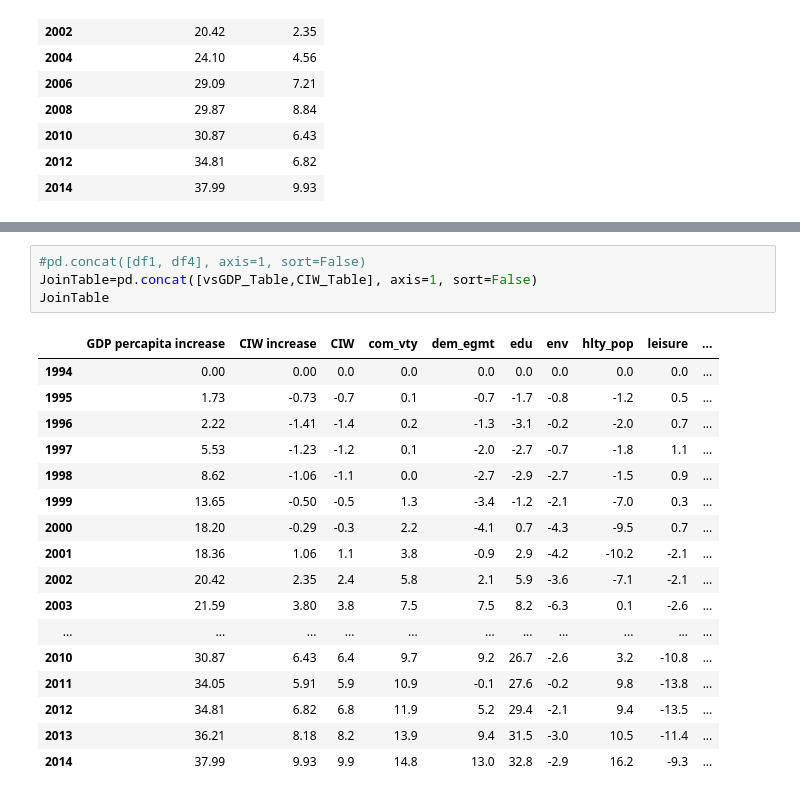
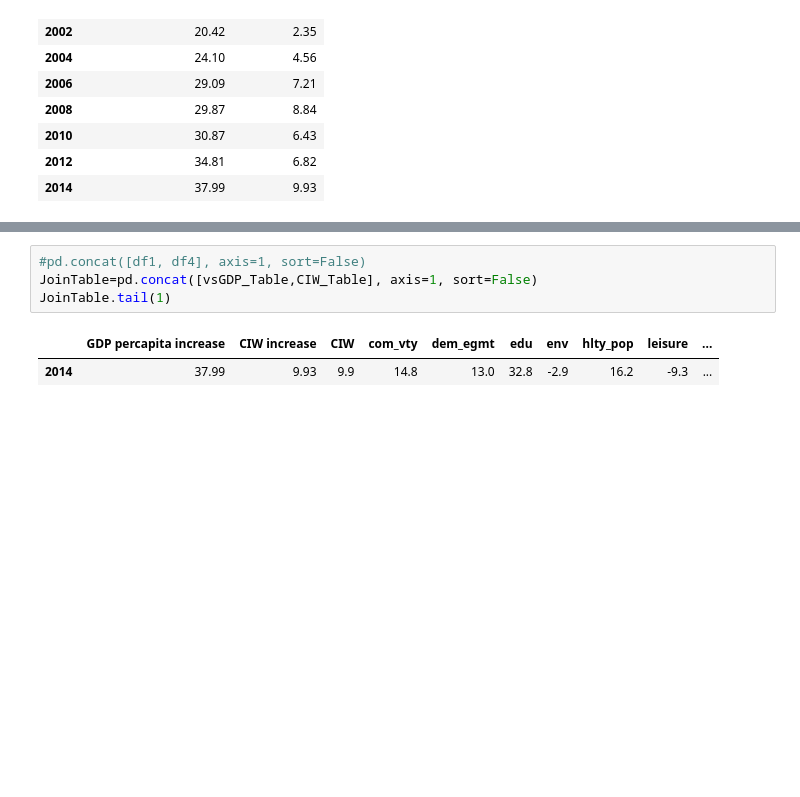
Before and after one commit to SShojaie/happiness_squad_ETL, a Jupyter notebook: vivi/Cnd_Idx_Wellbeing_Scrape.ipynb, the cells around one changed output, grey strips where cells are left out. Drawn from its saved outputs; the diff is of its cells as text; blank space fills up the shorter version.

Commit message:
Features table (modeified)

```diff
--- a/vivi/Cnd_Idx_Wellbeing_Scrape.ipynb
+++ b/vivi/Cnd_Idx_Wellbeing_Scrape.ipynb
@@ -141,22 +113,7 @@ CIW_Table
 # %%
 #pd.concat([df1, df4], axis=1, sort=False)
 JoinTable=pd.concat([vsGDP_Table,CIW_Table], axis=1, sort=False)
-JoinTable
+JoinTable.tail(1)
 # %% [output]
 |  | GDP percapita increase | CIW increase | CIW | com_vty | dem_egmt | edu | env | hlty_pop | leisure | ... |
-| 1994 | 0.00 | 0.00 | 0.0 | 0.0 | 0.0 | 0.0 | 0.0 | 0.0 | 0.0 | ... |
-| 1995 | 1.73 | -0.73 | -0.7 | 0.1 | -0.7 | -1.7 | -0.8 | -1.2 | 0.5 | ... |
-| 1996 | 2.22 | -1.41 | -1.4 | 0.2 | -1.3 | -3.1 | -0.2 | -2.0 | 0.7 | ... |
-| 1997 | 5.53 | -1.23 | -1.2 | 0.1 | -2.0 | -2.7 | -0.7 | -1.8 | 1.1 | ... |
-| 1998 | 8.62 | -1.06 | -1.1 | 0.0 | -2.7 | -2.9 | -2.7 | -1.5 | 0.9 | ... |
-| 1999 | 13.65 | -0.50 | -0.5 | 1.3 | -3.4 | -1.2 | -2.1 | -7.0 | 0.3 | ... |
-| 2000 | 18.20 | -0.29 | -0.3 | 2.2 | -4.1 | 0.7 | -4.3 | -9.5 | 0.7 | ... |
-| 2001 | 18.36 | 1.06 | 1.1 | 3.8 | -0.9 | 2.9 | -4.2 | -10.2 | -2.1 | ... |
-| 2002 | 20.42 | 2.35 | 2.4 | 5.8 | 2.1 | 5.9 | -3.6 | -7.1 | -2.1 | ... |
-| 2003 | 21.59 | 3.80 | 3.8 | 7.5 | 7.5 | 8.2 | -6.3 | 0.1 | -2.6 | ... |
-| ... | ... | ... | ... | ... | ... | ... | ... | ... | ... | ... |
-| 2010 | 30.87 | 6.43 | 6.4 | 9.7 | 9.2 | 26.7 | -2.6 | 3.2 | -10.8 | ... |
-| 2011 | 34.05 | 5.91 | 5.9 | 10.9 | -0.1 | 27.6 | -0.2 | 9.8 | -13.8 | ... |
-| 2012 | 34.81 | 6.82 | 6.8 | 11.9 | 5.2 | 29.4 | -2.1 | 9.4 | -13.5 | ... |
-| 2013 | 36.21 | 8.18 | 8.2 | 13.9 | 9.4 | 31.5 | -3.0 | 10.5 | -11.4 | ... |
 | 2014 | 37.99 | 9.93 | 9.9 | 14.8 | 13.0 | 32.8 | -2.9 | 16.2 | -9.3 | ... |
```
Also changed, not shown: parts of 15 cells of this notebook, 2 other files.
